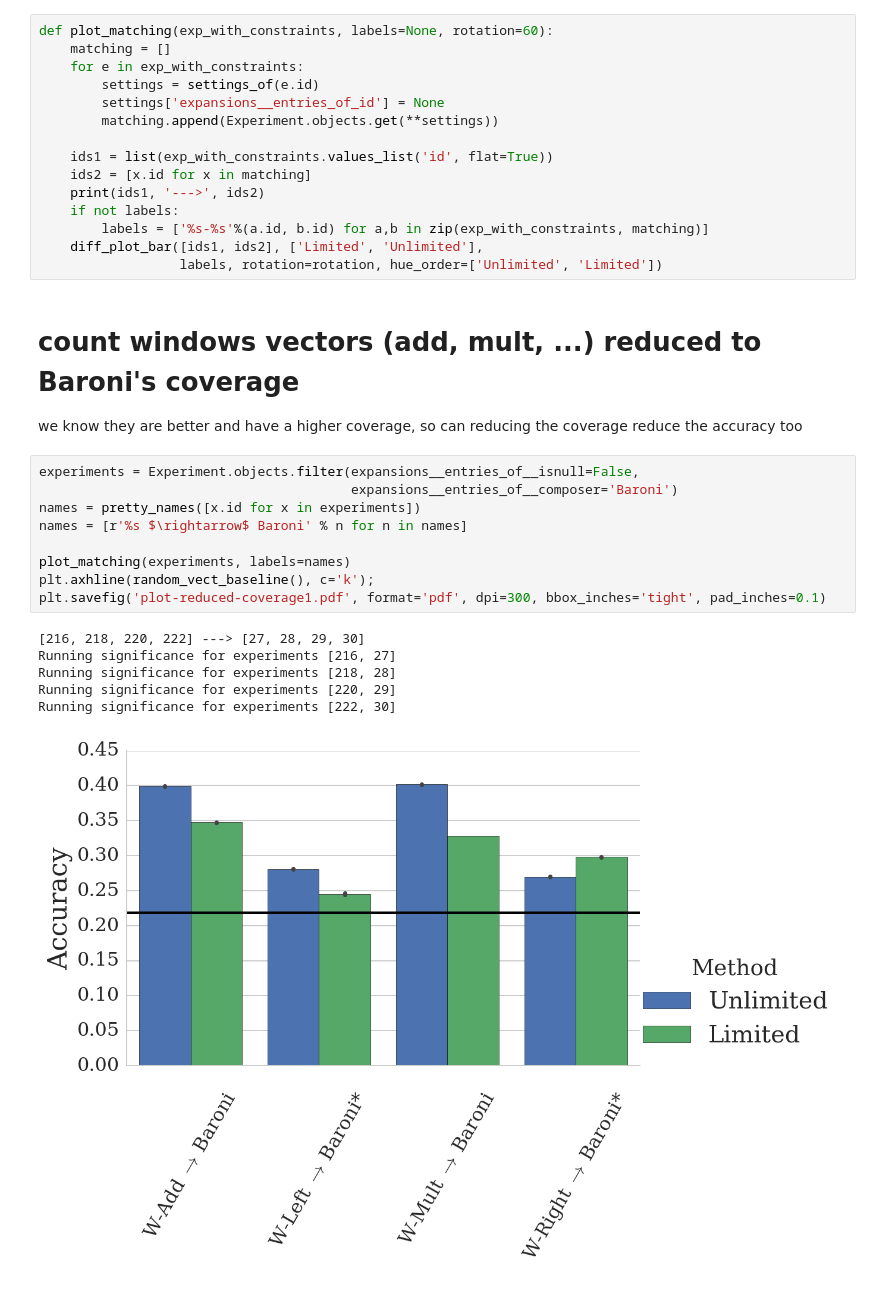
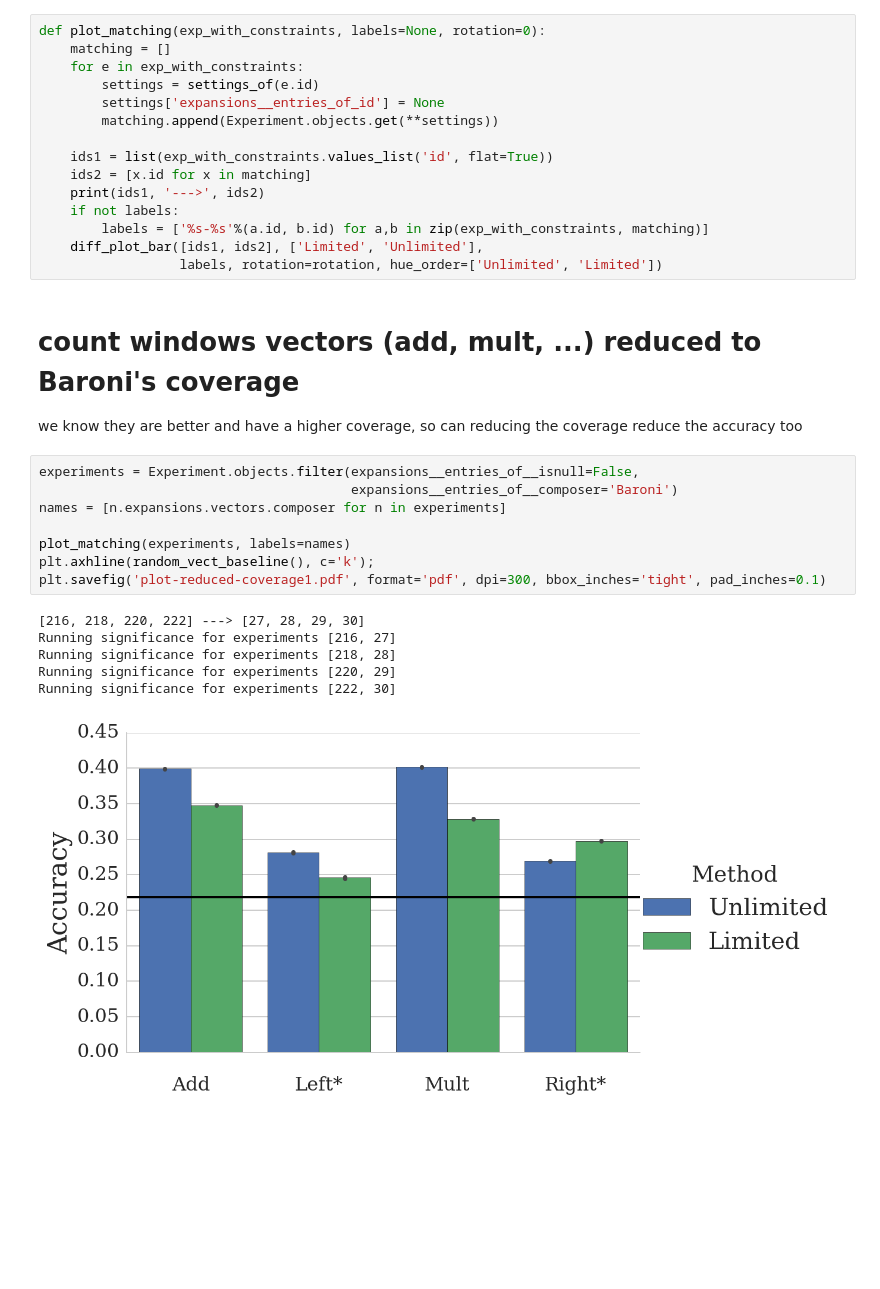
Before and after one commit to mbatchkarov/ExpLosion, a Jupyter notebook: notebooks/reduced_coverage_experiments.ipynb, the cells around one changed output. Drawn from its saved outputs; the diff is of its cells as text; blank space fills up the shorter version.

```diff
--- a/notebooks/reduced_coverage_experiments.ipynb
+++ b/notebooks/reduced_coverage_experiments.ipynb
@@ -18,7 +18,7 @@ from pprint import pprint
 # %% [output]
 /Volumes/LocalDataHD/m/mm/mmb28/NetBeansProjects/ExpLosion
 # %%
-def plot_matching(exp_with_constraints, labels=None, rotation=60):
+def plot_matching(exp_with_constraints, labels=None, rotation=0):
     matching = []
     for e in exp_with_constraints:
         settings = settings_of(e.id)
@@ -38,17 +38,16 @@ we know they are better and have a higher coverage, so can reducing the coverage
 # %%
 experiments = Experiment.objects.filter(expansions__entries_of__isnull=False,
                                         expansions__entries_of__composer='Baroni')
-names = pretty_names([x.id for x in experiments])
-names = [r'%s $\rightarrow$ Baroni' % n for n in names]
+names = [n.expansions.vectors.composer for n in experiments]
 
 plot_matching(experiments, labels=names)
 plt.axhline(random_vect_baseline(), c='k');
 plt.savefig('plot-reduced-coverage1.pdf', format='pdf', dpi=300, bbox_inches='tight', pad_inches=0.1)
 # %% [output]
 [216, 218, 220, 222] ---> [27, 28, 29, 30]
 Running significance for experiments [216, 27]
 Running significance for experiments [218, 28]
 Running significance for experiments [220, 29]
 Running significance for experiments [222, 30]
-[figure, old version]
+[figure, new version]
 # %% [markdown]
```
Also changed, not shown: parts of 4 cells of this notebook, 4 other files.
